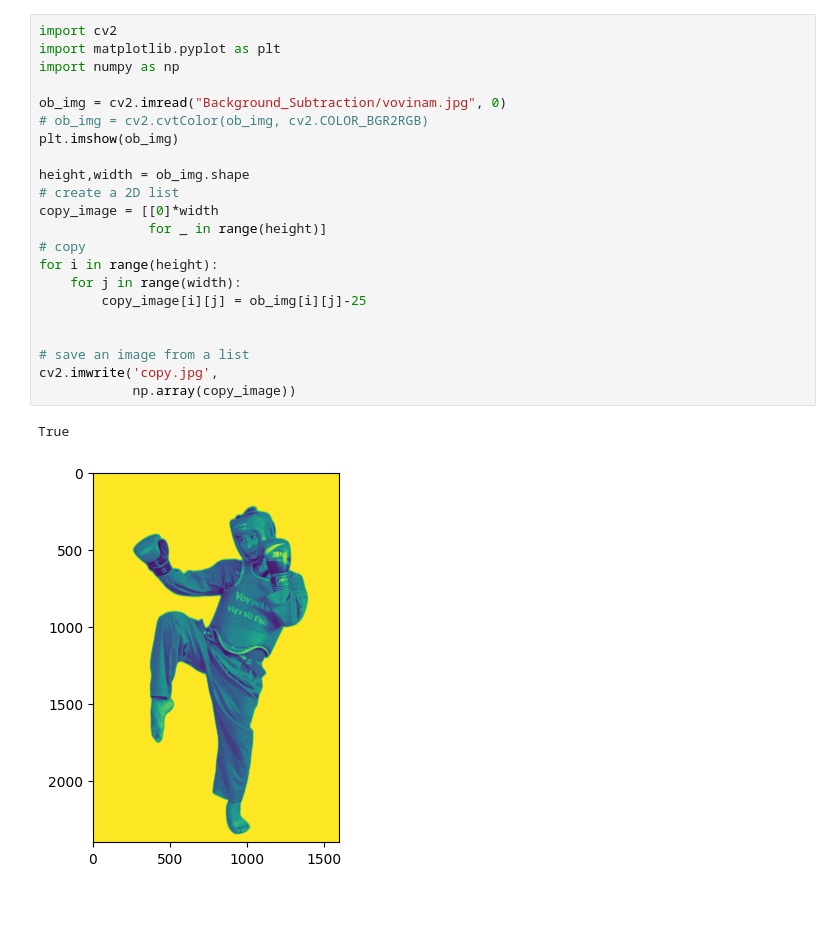
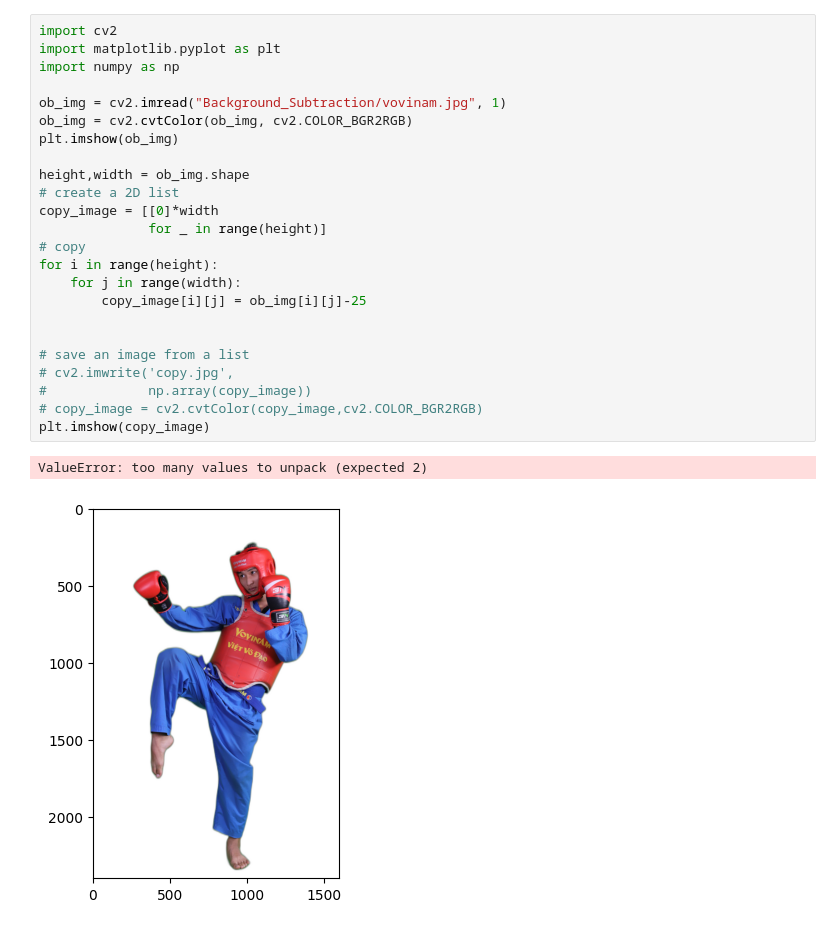
Before and after one commit to TuanTony5/Pre-AIO-Warm-up-, a Jupyter notebook: Untitled-1.ipynb, the cells around one changed output. Saved outputs shown, nothing was run; the diff lists cells and outputs as text.

```diff
--- a/Untitled-1.ipynb
+++ b/Untitled-1.ipynb
@@ -1,25 +1,27 @@
 # %%
 import cv2
 import matplotlib.pyplot as plt
 import numpy as np
 
-ob_img = cv2.imread("Background_Subtraction/vovinam.jpg", 0)
-# ob_img = cv2.cvtColor(ob_img, cv2.COLOR_BGR2RGB)
+ob_img = cv2.imread("Background_Subtraction/vovinam.jpg", 1)
+ob_img = cv2.cvtColor(ob_img, cv2.COLOR_BGR2RGB)
 plt.imshow(ob_img)
 
 height,width = ob_img.shape
 # create a 2D list
 copy_image = [[0]*width
               for _ in range(height)]
 # copy
 for i in range(height):
     for j in range(width):
         copy_image[i][j] = ob_img[i][j]-25
 
 
 # save an image from a list
-cv2.imwrite('copy.jpg',
-            np.array(copy_image))
+# cv2.imwrite('copy.jpg',
+#             np.array(copy_image))
+# copy_image = cv2.cvtColor(copy_image,cv2.COLOR_BGR2RGB)
+plt.imshow(copy_image)
 # %% [output]
-True
+ValueError: too many values to unpack (expected 2)
-[figure, old version]
+[figure, new version]
```
Also changed, not shown: 2 other files.
